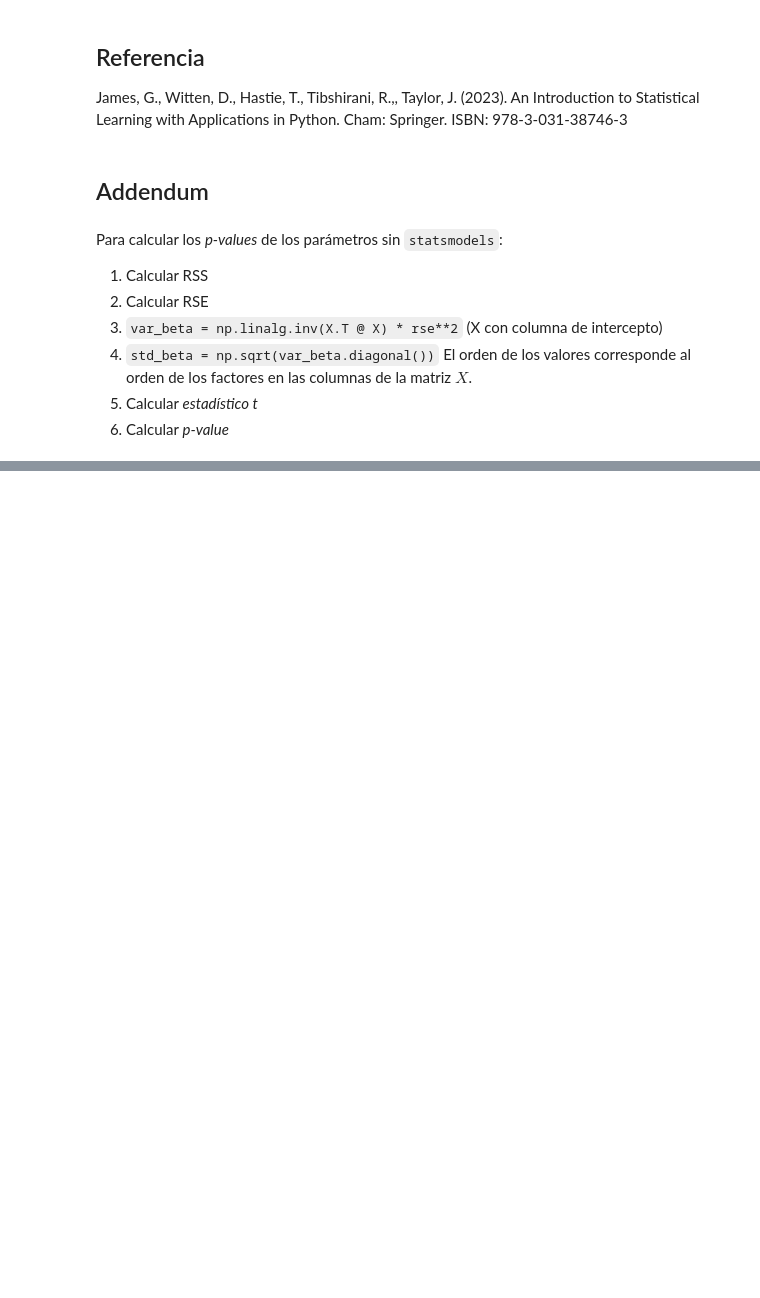
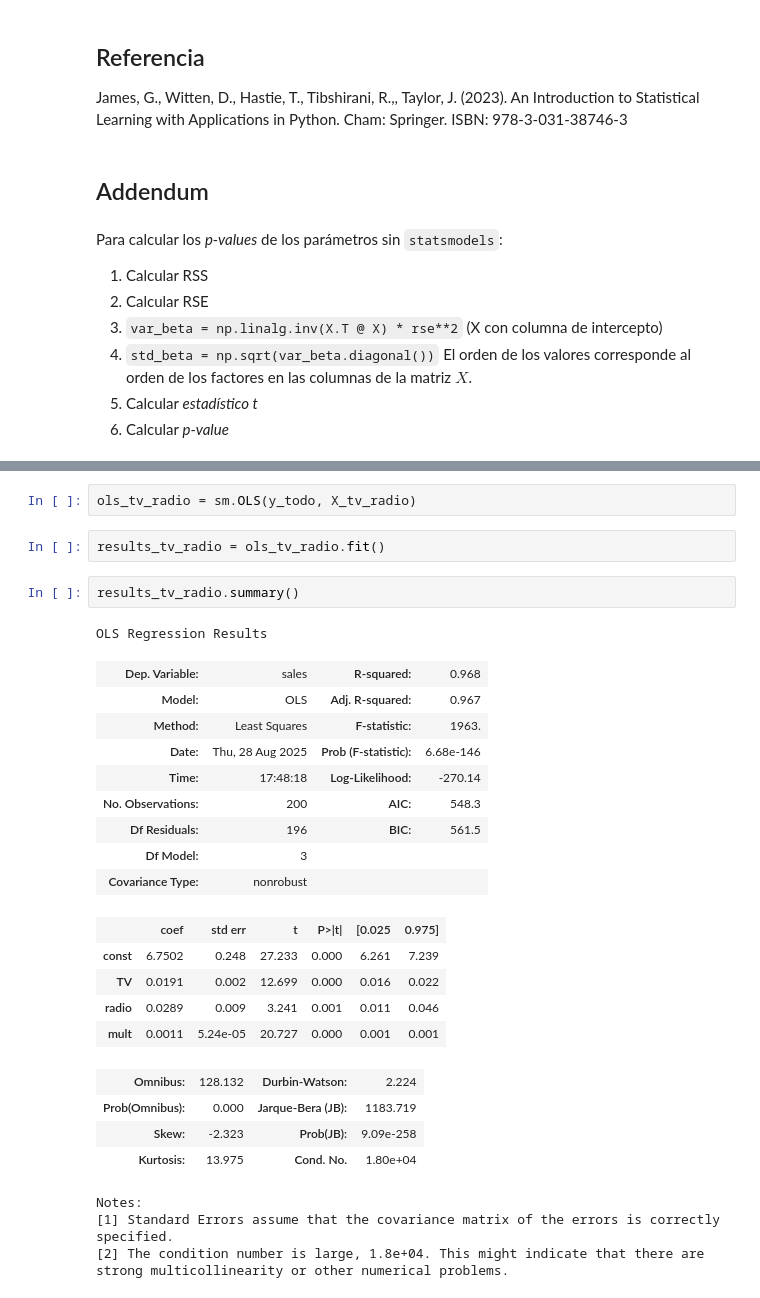
Before and after one commit to juliahdezc/Lab_aprendizaje_estadistico, a Jupyter notebook: Lab - R3.ipynb, the cells around one changed output, grey strips where cells are left out. Cells and saved outputs as stored; diff of their text form; blank space fills up the shorter version.

```diff
--- a/Lab - R3.ipynb
+++ b/Lab - R3.ipynb
@@ -507,0 +528,30 @@ Para calcular los *p-values* de los parámetros sin `statsmodels`:
+# %%
+ols_tv_radio = sm.OLS(y_todo, X_tv_radio)
+# %%
+results_tv_radio = ols_tv_radio.fit()
+# %%
+results_tv_radio.summary()
+# %% [output]
+OLS Regression Results
+| Dep. Variable: | sales | R-squared: | 0.968 |
+| Model: | OLS | Adj. R-squared: | 0.967 |
+| Method: | Least Squares | F-statistic: | 1963. |
+| Date: | Thu, 28 Aug 2025 | Prob (F-statistic): | 6.68e-146 |
+| Time: | 17:48:18 | Log-Likelihood: | -270.14 |
+| No. Observations: | 200 | AIC: | 548.3 |
+| Df Residuals: | 196 | BIC: | 561.5 |
+| Df Model: | 3 |  |  |
+| Covariance Type: | nonrobust |  |  |
+|  | coef | std err | t | P>|t| | [0.025 | 0.975] |
+| const | 6.7502 | 0.248 | 27.233 | 0.000 | 6.261 | 7.239 |
+| TV | 0.0191 | 0.002 | 12.699 | 0.000 | 0.016 | 0.022 |
+| radio | 0.0289 | 0.009 | 3.241 | 0.001 | 0.011 | 0.046 |
+| mult | 0.0011 | 5.24e-05 | 20.727 | 0.000 | 0.001 | 0.001 |
+| Omnibus: | 128.132 | Durbin-Watson: | 2.224 |
+| Prob(Omnibus): | 0.000 | Jarque-Bera (JB): | 1183.719 |
+| Skew: | -2.323 | Prob(JB): | 9.09e-258 |
+| Kurtosis: | 13.975 | Cond. No. | 1.80e+04 |
+Notes:
+[1] Standard Errors assume that the covariance matrix of the errors is correctly specified.
+[2] The condition number is large, 1.8e+04. This might indicate that there are
+strong multicollinearity or other numerical problems.
```
Also changed, not shown: parts of 11 cells of this notebook.
